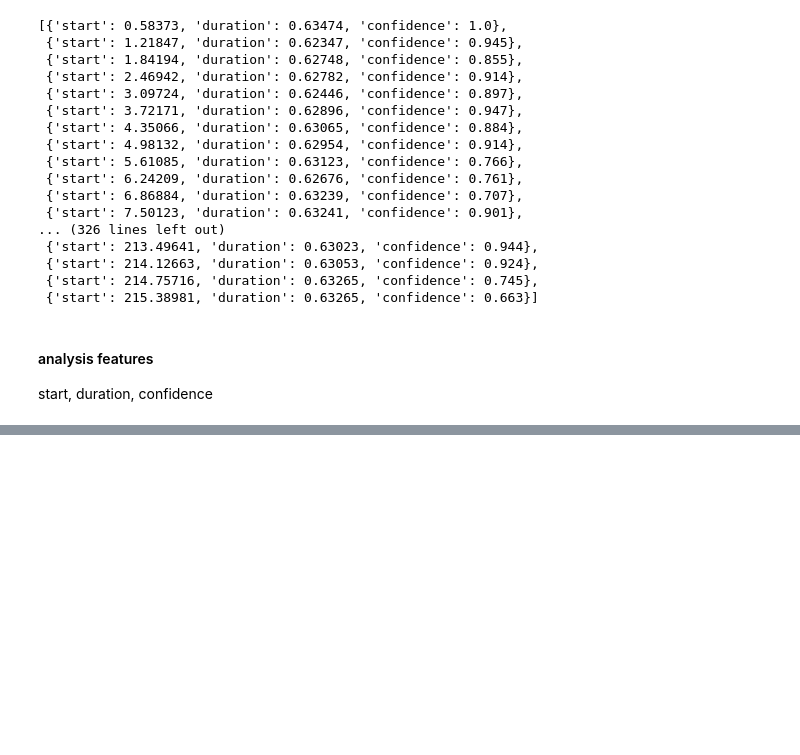
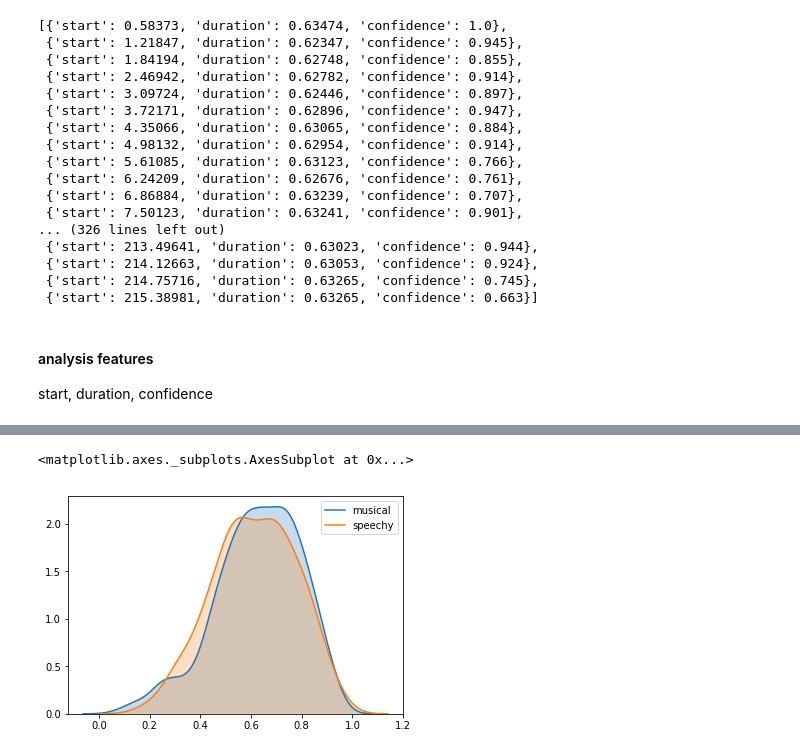
Before and after one commit to nabilabbas250/Spotify-Speechiness, a Jupyter notebook: Speechiness.ipynb, the cells around one changed output, grey strips where cells are left out. Saved outputs shown, nothing was run; the diff lists cells and outputs as text; code cells hidden in the pictures; blank space fills up the shorter version.

```diff
--- a/Speechiness.ipynb
+++ b/Speechiness.ipynb
@@ -231,0 +366,8 @@ start, duration, confidence
+# %%
+# distribution of SPEECHINESS over energy
+
+sns.kdeplot(df2[['energy', 'SPEECH_musical']][df2['SPEECH_musical'] == 1]['energy'], shade = True, label="musical")
+sns.kdeplot(df2[['energy', 'SPEECH_musical']][df2['SPEECH_musical'] == 0]['energy'], shade = True, label="speechy")
+# %% [output]
+<matplotlib.axes._subplots.AxesSubplot at 0x...>
+[figure, added]
```
Also changed, not shown: parts of 59 cells of this notebook, 2 other files.
